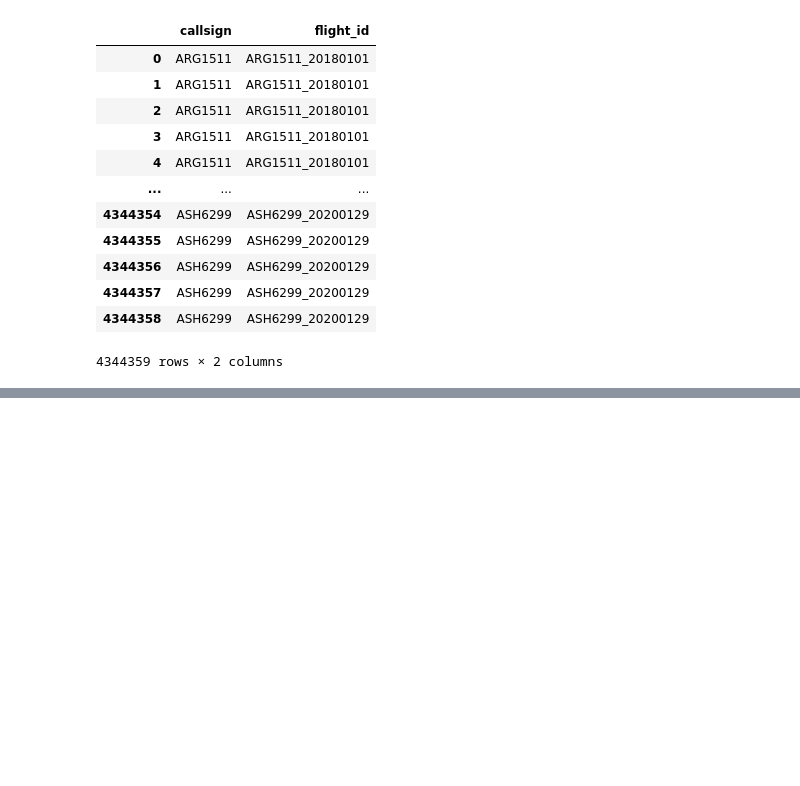
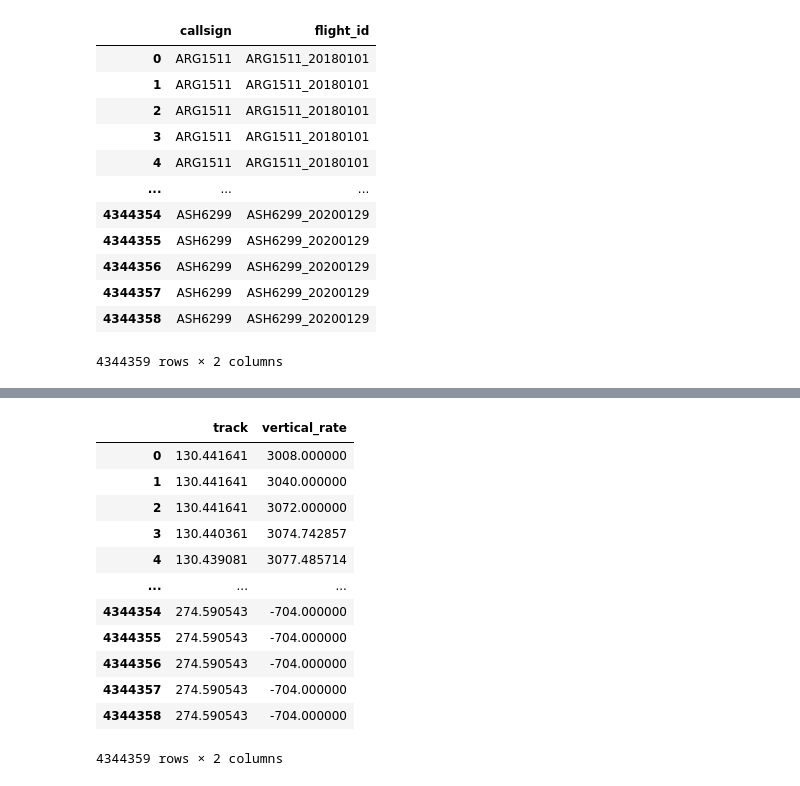
Before and after one commit to kachraz/ytlpda, a Jupyter notebook: KAG/ytleapan.ipynb, the cells around one changed output, grey strips where cells are left out. Cells and saved outputs as stored; diff of their text form; code cells hidden in the pictures; blank space fills up the shorter version.

```diff
--- a/KAG/ytleapan.ipynb
+++ b/KAG/ytleapan.ipynb
@@ -302,0 +327,18 @@ df[['callsign', 'flight_id']]
+# %%
+# getting the last 5 columns
+
+df[df.columns[-2:]]
+# %% [output]
+|  | track | vertical_rate |
+| 0 | 130.441641 | 3008.000000 |
+| 1 | 130.441641 | 3040.000000 |
+| 2 | 130.441641 | 3072.000000 |
+| 3 | 130.440361 | 3074.742857 |
+| 4 | 130.439081 | 3077.485714 |
+| ... | ... | ... |
+| 4344354 | 274.590543 | -704.000000 |
+| 4344355 | 274.590543 | -704.000000 |
+| 4344356 | 274.590543 | -704.000000 |
+| 4344357 | 274.590543 | -704.000000 |
+| 4344358 | 274.590543 | -704.000000 |
+4344359 rows × 2 columns
```
Also changed, not shown: parts of 6 cells of this notebook.
